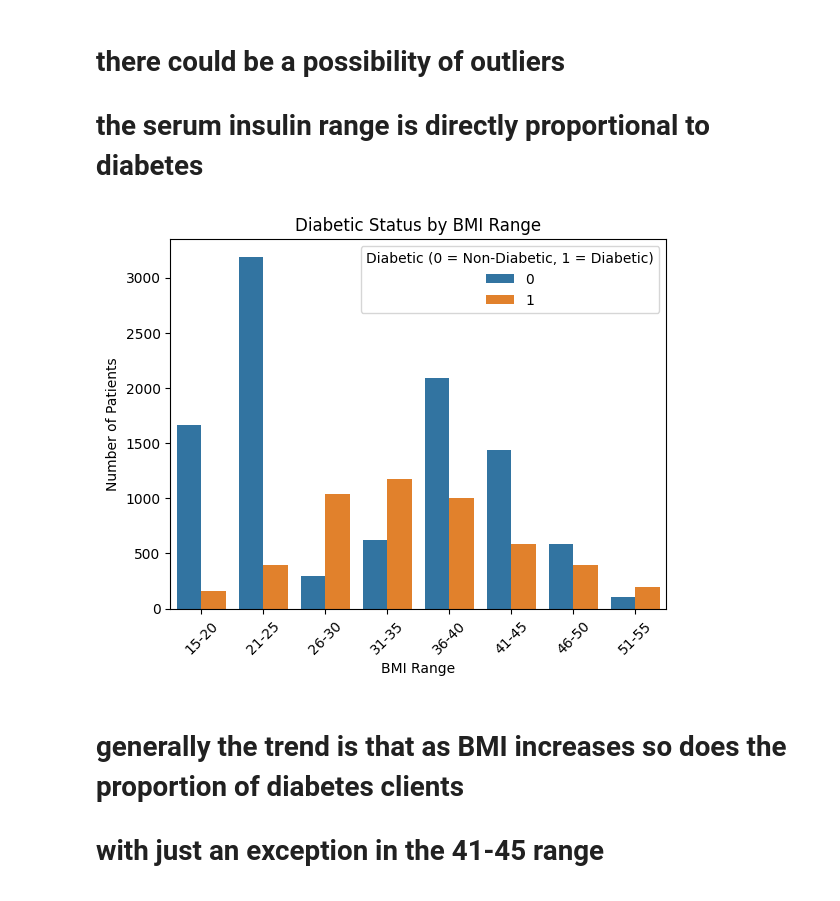
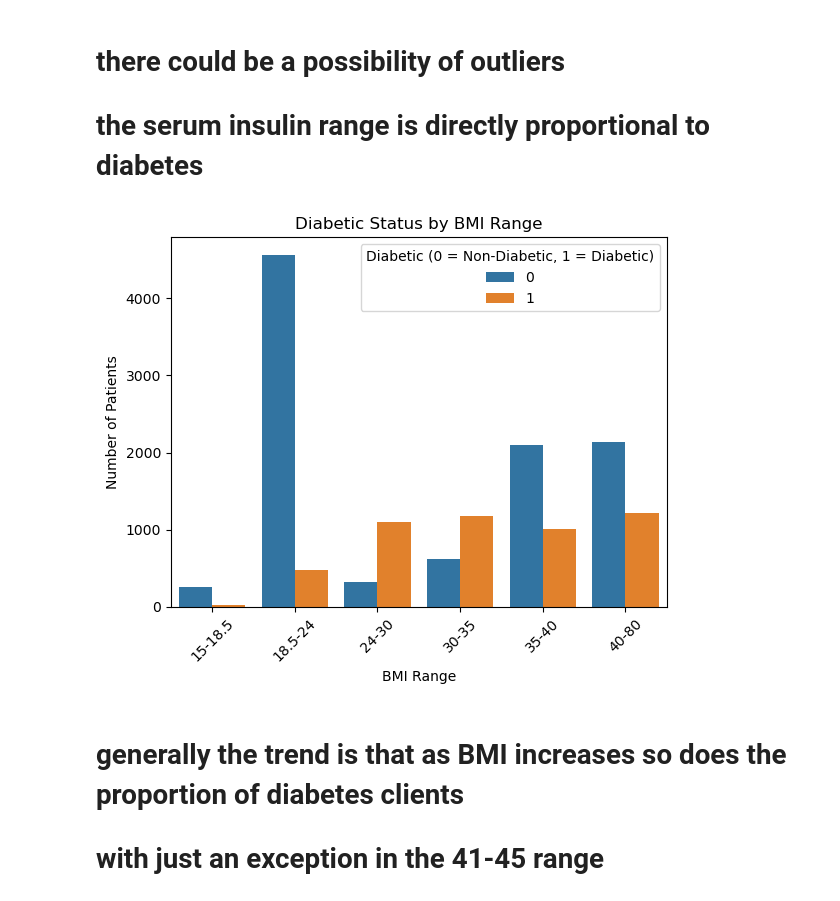
Before and after one commit to DSTI-MLPR/ML-Project, a Jupyter notebook: project_analysis.ipynb, the cells around one changed output. Drawn from its saved outputs; the diff is of its cells as text; code cells hidden in the pictures.

```diff
--- a/project_analysis.ipynb
+++ b/project_analysis.ipynb
@@ -4,7 +4,7 @@ import pandas as pd
 import matplotlib.pyplot as plt
 import seaborn as sns
 # %%
-df = pd.read_csv("TAIPEI_diabetes_Copy.csv",sep=",",index_col="PatientNo")
+df = pd.read_csv("TAIPEI_diabetes.csv",sep=",")
 # %%
 df.head(10)
 # %% [output]
@@ -152,7 +151,8 @@ plt.show()
 # Create Pregnancies bins
 bins = [0, 2, 4, 6, 8, 10, 12, 14]  # Define Pregnancies ranges
 labels = ['0-2', '3-4', '5-6', '7-8', '9-10', '11-12', '13-14']
-df['NoPregnancies'] = pd.cut(df['Pregnancies'], bins=bins, labels=labels)
+df['NoPregnancies'] = pd.cut(df['Pregnancies'], bins=bins, labels=labels, include_lowest=True)
+
 
 # Plot the count plot with hue
 sns.countplot(data=df, x='NoPregnancies', hue='Diabetic')
@@ -221,20 +221,20 @@ plt.show()
 # the serum insulin range is directly proportional to diabetes
 # %%
 # Define BMI bins and labels
-bins = [15, 20, 25, 30, 35, 40, 45, 50, 55]  # Adjust bins as needed
-labels = ['15-20', '21-25', '26-30', '31-35', '36-40', '41-45', '46-50', '51-55']
+bins = [15, 18.5,24,30,35,40,80]  # Adjust bins as needed
+labels = ['15-18.5','18.5-24','24-30','30-35','35-40','40-80']
 df['BMIRange'] = pd.cut(df['BMI'], bins=bins, labels=labels)
 
 # Plot the count plot with hue
 sns.countplot(data=df, x='BMIRange', hue='Diabetic')
 plt.title('Diabetic Status by BMI Range')
 plt.xlabel('BMI Range')
 plt.ylabel('Number of Patients')
 plt.xticks(rotation=45)
 plt.legend(title='Diabetic (0 = Non-Diabetic, 1 = Diabetic)')
 plt.show()
 # %% [output]
-[figure, old version]
+[figure, new version]
 # %% [markdown]
 # generally the trend is that as BMI increases so does the proportion of diabetes clients
 # with just an exception in the 41-45 range
```
Also changed, not shown: parts of 25 cells of this notebook, 1 other file.
